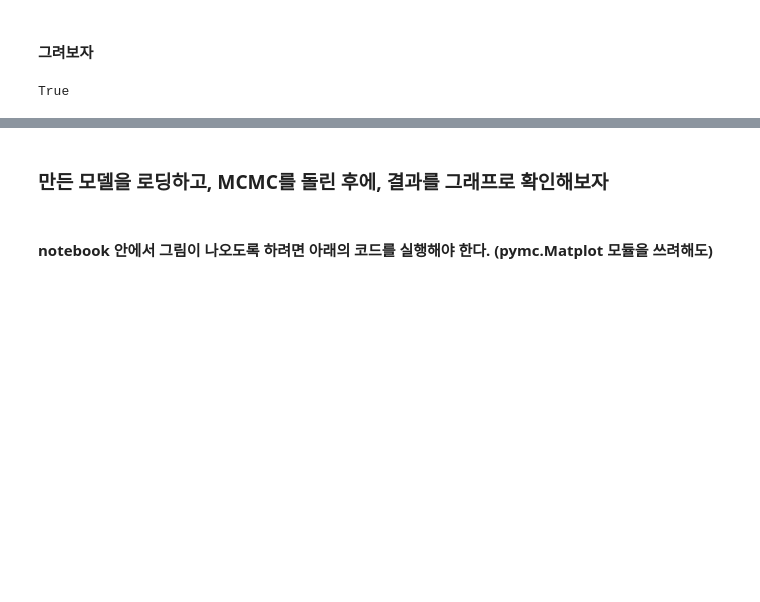
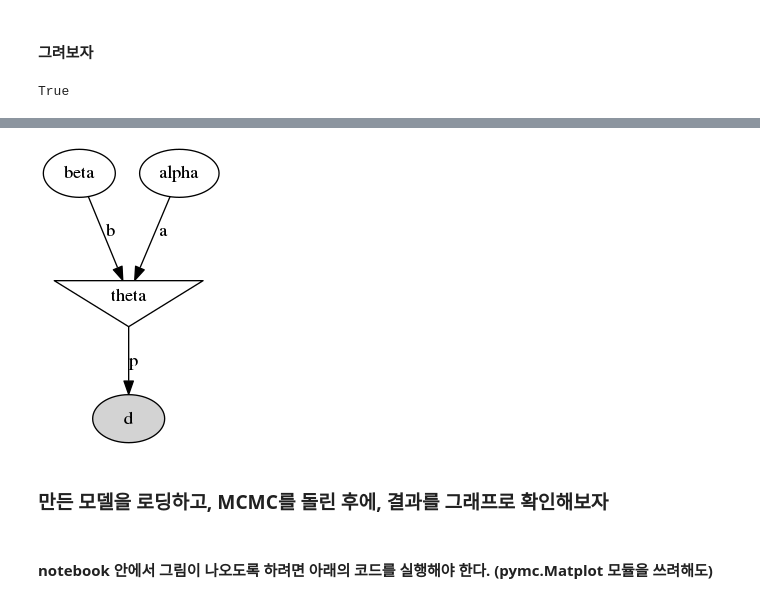
Before and after one commit to psygrammer/bayesianPy, a Jupyter notebook: part4/pymc01/pymc_intro_install.ipynb, the cells around one changed output, grey strips where cells are left out. Saved outputs shown, nothing was run; the diff lists cells and outputs as text; code cells hidden in the pictures; blank space fills up the shorter version.

Commit message:
Update: model graph

```diff
--- a/part4/pymc01/pymc_intro_install.ipynb
+++ b/part4/pymc01/pymc_intro_install.ipynb
@@ -257,3 +255,8 @@ True
+# %%
+from IPython.display import Image
+Image(filename='graph.png')
+# %% [output]
+[figure, added]
 # %% [markdown]
 ### 만든 모델을 로딩하고, MCMC를 돌린 후에, 결과를 그래프로 확인해보자
 # %% [markdown]
```
Also changed, not shown: parts of 2 cells of this notebook, 2 other files.
